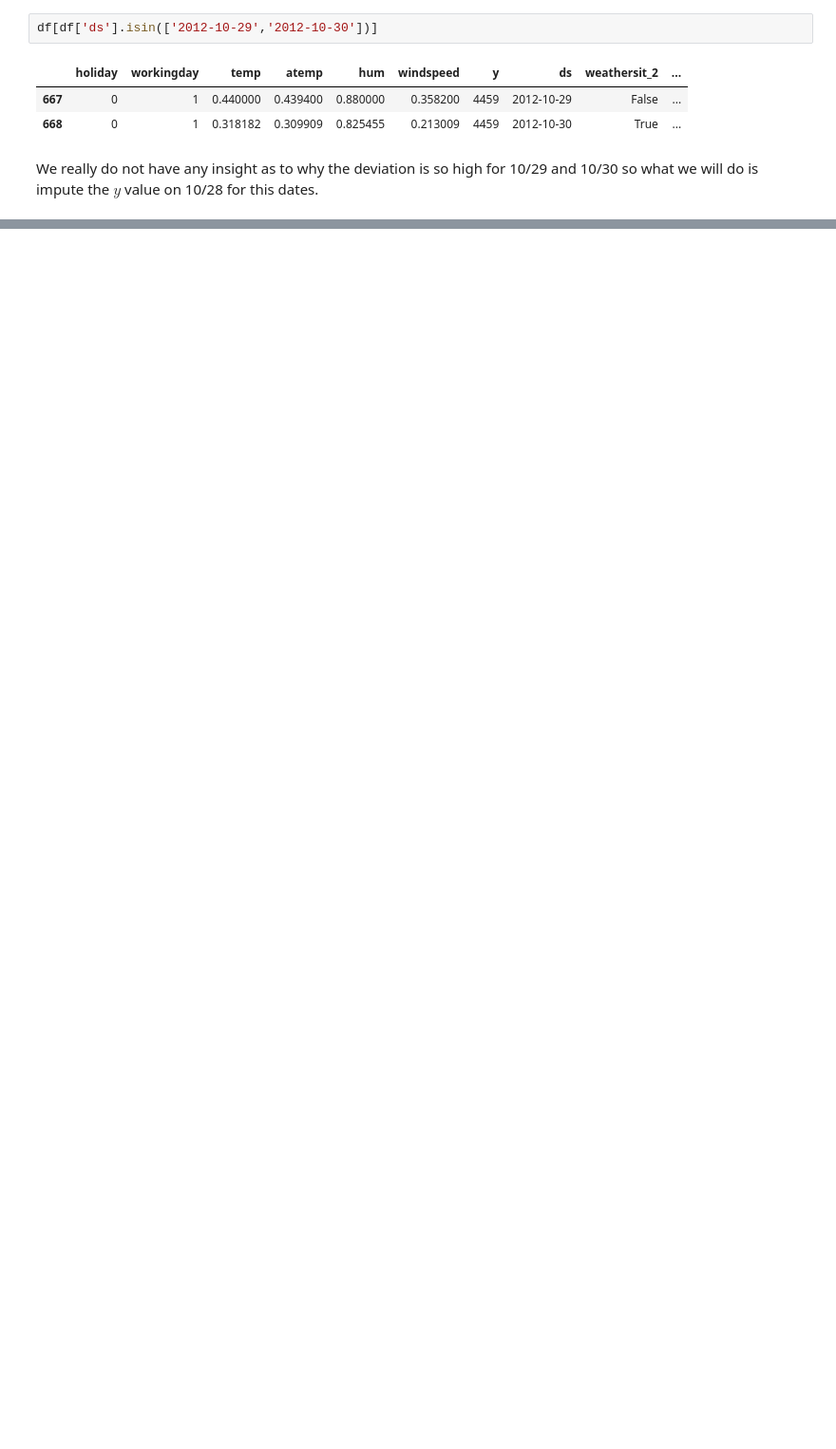
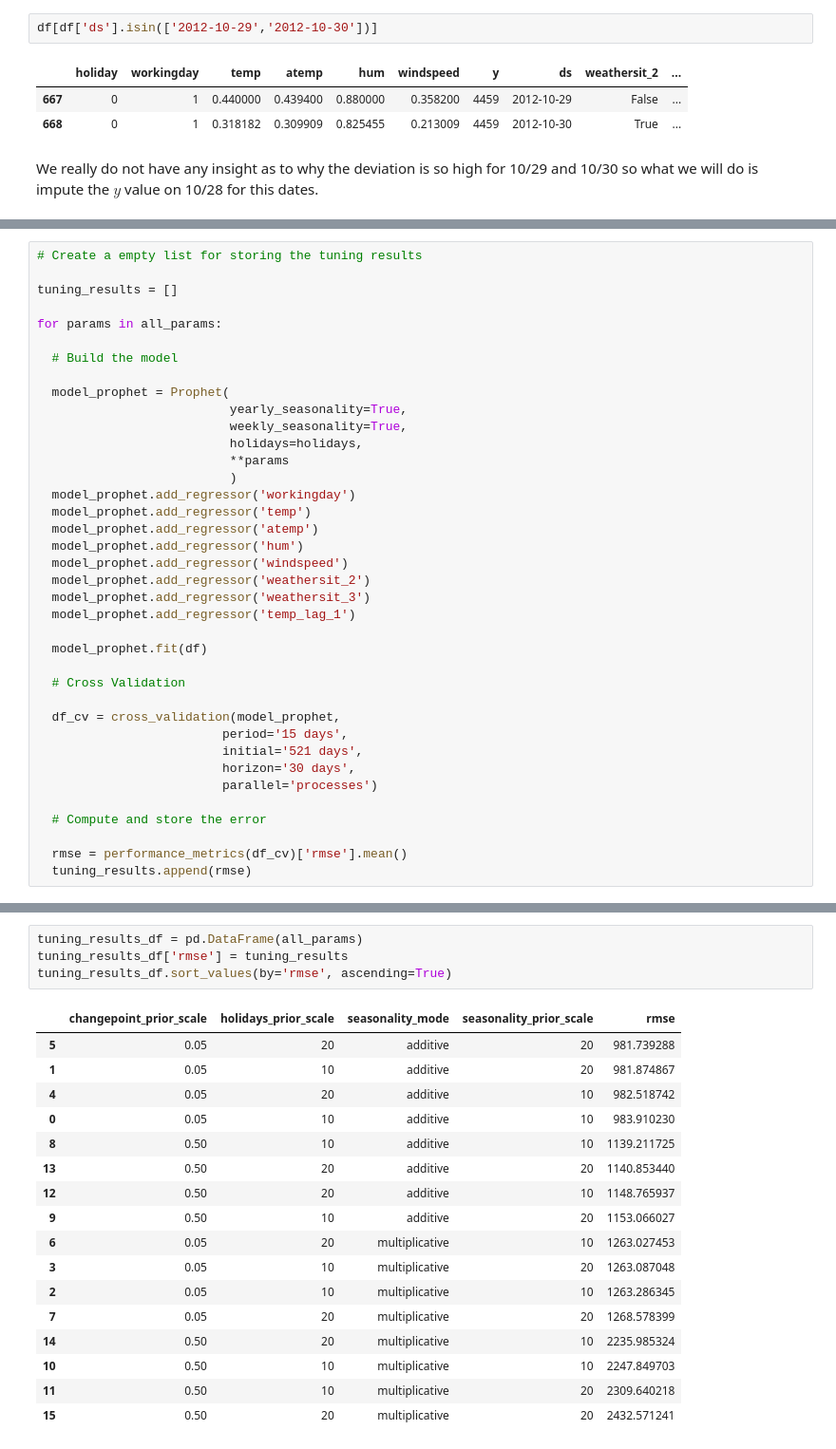
Before and after one commit to ROARMarketingConcepts/Times-Series-Analysis-with-Python, a Jupyter notebook: Modern Time Series Forecasting Techniques /Prophet/Forecasting_Times_Series_with_Prophet.ipynb, the cells around one changed output, grey strips where cells are left out. Shown at 95% size. Drawn from its saved outputs; the diff is of its cells as text; blank space fills up the shorter version.

```diff
--- a/Modern Time Series Forecasting Techniques /Prophet/Forecasting_Times_Series_with_Prophet.ipynb
+++ b/Modern Time Series Forecasting Techniques /Prophet/Forecasting_Times_Series_with_Prophet.ipynb
@@ -605,0 +642,38 @@ We really do not have any insight as to why the deviation is so high for 10/29 a
+# %%
+# Create a empty list for storing the tuning results
+
+tuning_results = []
+
+for params in all_params:
+
+  # Build the model
+
+  model_prophet = Prophet(
+                          yearly_seasonality=True,
+                          weekly_seasonality=True,
+                          holidays=holidays,
+                          **params
+                          )
+  model_prophet.add_regressor('workingday')
+  model_prophet.add_regressor('temp')
+  model_prophet.add_regressor('atemp')
+  model_prophet.add_regressor('hum')
+  model_prophet.add_regressor('windspeed')
+  model_prophet.add_regressor('weathersit_2')
+  model_prophet.add_regressor('weathersit_3')
+  model_prophet.add_regressor('temp_lag_1')
+
+  model_prophet.fit(df)
+
+  # Cross Validation
+
+  df_cv = cross_validation(model_prophet,
+                         period='15 days',
+                         initial='521 days',
+                         horizon='30 days',
+                         parallel='processes')
+
+  # Compute and store the error
+
+  rmse = performance_metrics(df_cv)['rmse'].mean()
+  tuning_results.append(rmse)
@@ -605,0 +698,22 @@ We really do not have any insight as to why the deviation is so high for 10/29 a
+# %%
+tuning_results_df = pd.DataFrame(all_params)
+tuning_results_df['rmse'] = tuning_results
+tuning_results_df.sort_values(by='rmse', ascending=True)
+# %% [output]
+|  | changepoint_prior_scale | holidays_prior_scale | seasonality_mode | seasonality_prior_scale | rmse |
+| 5 | 0.05 | 20 | additive | 20 | 981.739288 |
+| 1 | 0.05 | 10 | additive | 20 | 981.874867 |
+| 4 | 0.05 | 20 | additive | 10 | 982.518742 |
+| 0 | 0.05 | 10 | additive | 10 | 983.910230 |
+| 8 | 0.50 | 10 | additive | 10 | 1139.211725 |
+| 13 | 0.50 | 20 | additive | 20 | 1140.853440 |
+| 12 | 0.50 | 20 | additive | 10 | 1148.765937 |
+| 9 | 0.50 | 10 | additive | 20 | 1153.066027 |
+| 6 | 0.05 | 20 | multiplicative | 10 | 1263.027453 |
+| 3 | 0.05 | 10 | multiplicative | 20 | 1263.087048 |
+| 2 | 0.05 | 10 | multiplicative | 10 | 1263.286345 |
+| 7 | 0.05 | 20 | multiplicative | 20 | 1268.578399 |
+| 14 | 0.50 | 20 | multiplicative | 10 | 2235.985324 |
+| 10 | 0.50 | 10 | multiplicative | 10 | 2247.849703 |
+| 11 | 0.50 | 10 | multiplicative | 20 | 2309.640218 |
+| 15 | 0.50 | 20 | multiplicative | 20 | 2432.571241 |
```
Also changed, not shown: parts of 35 cells of this notebook.
